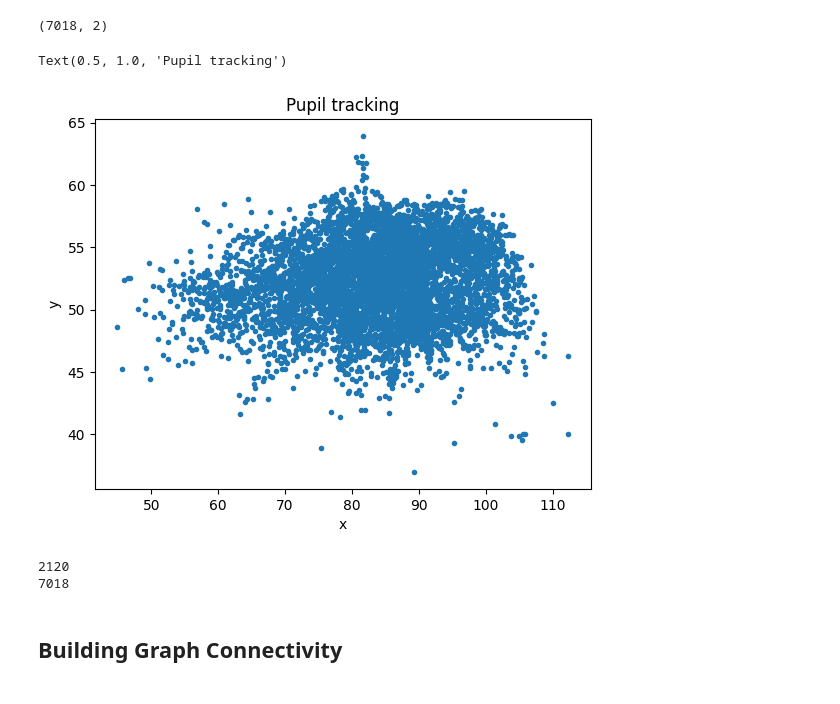
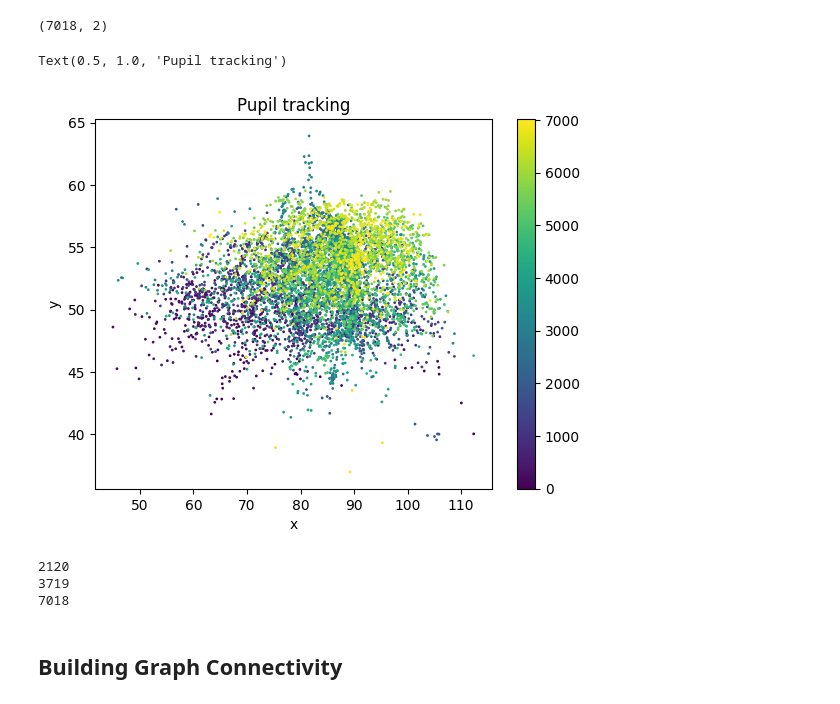
Before and after one commit to rclupoiu/neural-mesh-transformers, a Jupyter notebook: data_gen/data_viz.ipynb, the cells around one changed output. Drawn from its saved outputs; the diff is of its cells as text; code cells hidden in the pictures.

```diff
--- a/data_gen/data_viz.ipynb
+++ b/data_gen/data_viz.ipynb
@@ -17,18 +17,28 @@ print(dat['pupilCOM'].shape)
 # %%
 pupil_x_coords = dat['pupilCOM'][:,0]
 pupil_y_coords = dat['pupilCOM'][:,1]
-plt.plot(pupil_x_coords, pupil_y_coords, '.')
+#Plot the data, where the color of the dot becomes darker as time progresses
+plt.scatter(pupil_x_coords, pupil_y_coords, c=np.arange(len(pupil_x_coords)), cmap='viridis', s=1)
+#Plot a colorbar to show the time progression
+plt.colorbar()
 plt.xlabel('x')
 plt.ylabel('y')
 plt.title('Pupil tracking')
+
+# plt.plot(pupil_x_coords, pupil_y_coords, '.')
+# plt.xlabel('x')
+# plt.ylabel('y')
+# plt.title('Pupil tracking')
 # %% [output]
 Text(0.5, 1.0, 'Pupil tracking')
-[figure, old version]
+[figure, new version]
 # %%
 print((pupil_x_coords < 80).sum())
+print((pupil_x_coords > 85).sum())
 print(len(pupil_x_coords))
 # %% [output]
 2120
+3719
 7018
 # %% [markdown]
 ## Building Graph Connectivity ##
```
Also changed, not shown: parts of 2 cells of this notebook, 2 other files.
